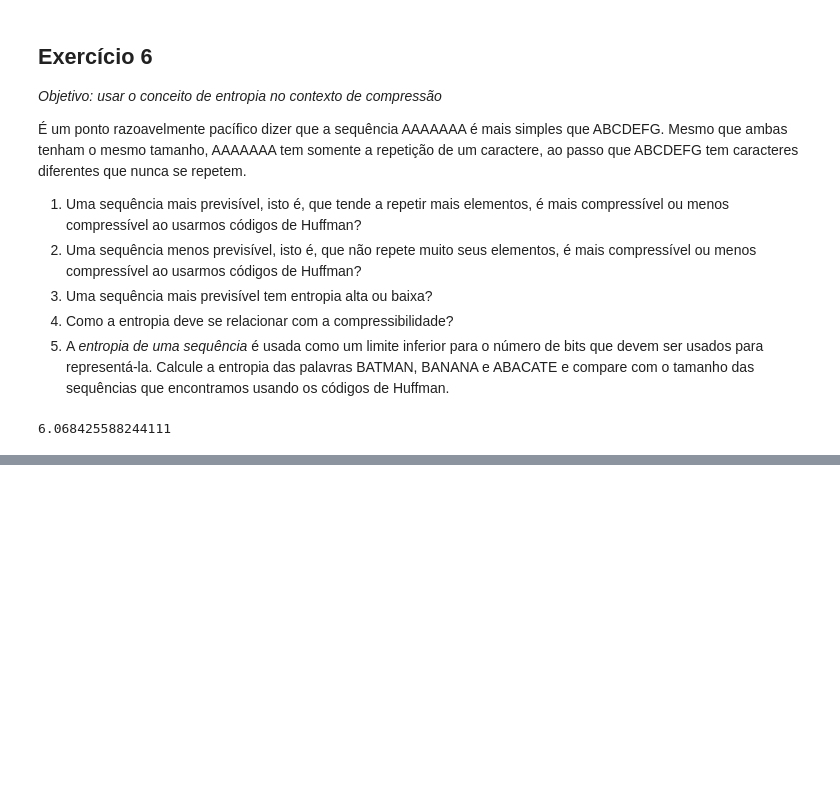
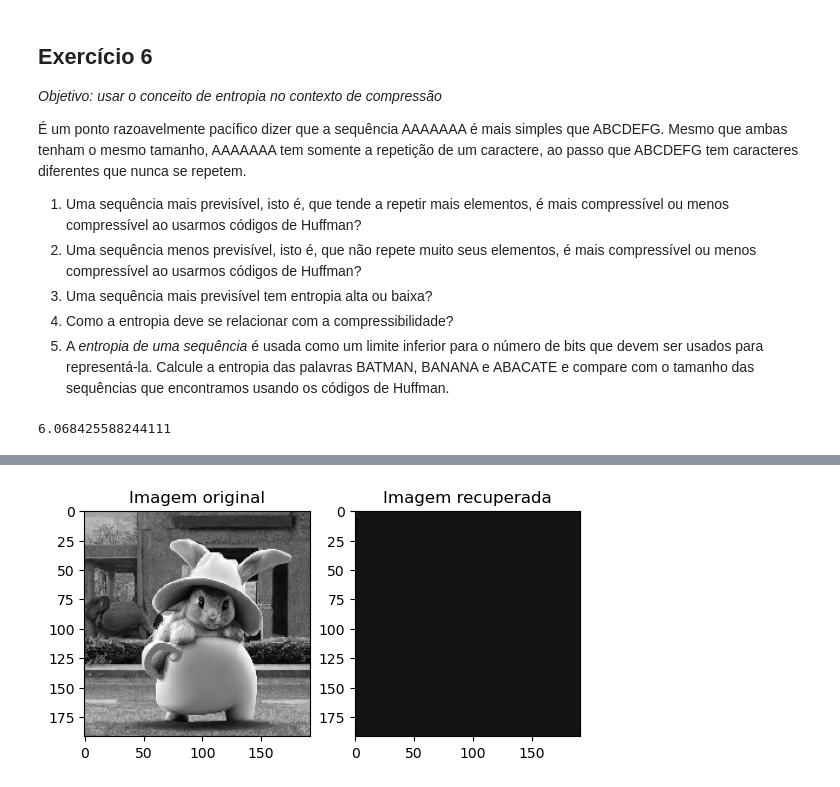
Before and after one commit to tiagoft/alglin, a Jupyter notebook: notebooks/07-compressao.ipynb, the cells around one changed output, grey strips where cells are left out. Saved outputs shown, nothing was run; the diff lists cells and outputs as text; code cells hidden in the pictures; blank space fills up the shorter version.

```diff
--- a/notebooks/07-compressao.ipynb
+++ b/notebooks/07-compressao.ipynb
@@ -155,0 +334,16 @@ E*len(palavra)
+# %%
+A = mpimg.imread("rabbit.jpeg").mean(axis=2)[::4,::4]
+T = dct2d_matrix(M=A.shape[0])
+B = T @ A @ T.T
+
+C = B # Modifique isso - C deveria receber a transformada inversa de B
+
+plt.subplot(1,2,1)
+plt.title('Imagem original')
+plt.imshow(A, cmap='gray')
+plt.subplot(1,2,2)
+plt.title('Imagem recuperada')
+plt.imshow(C, cmap='gray')
+plt.show()
+# %% [output]
+[figure, added]
```
Also changed, not shown: parts of 26 cells of this notebook.
